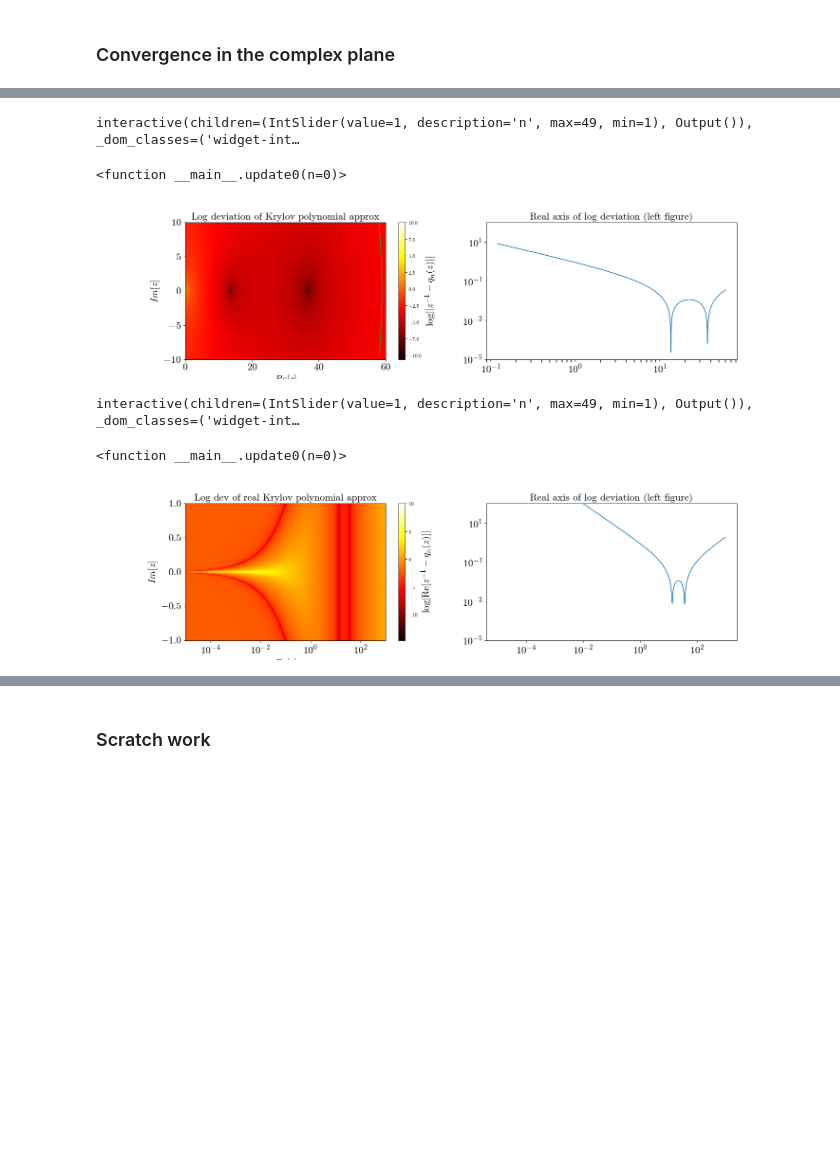
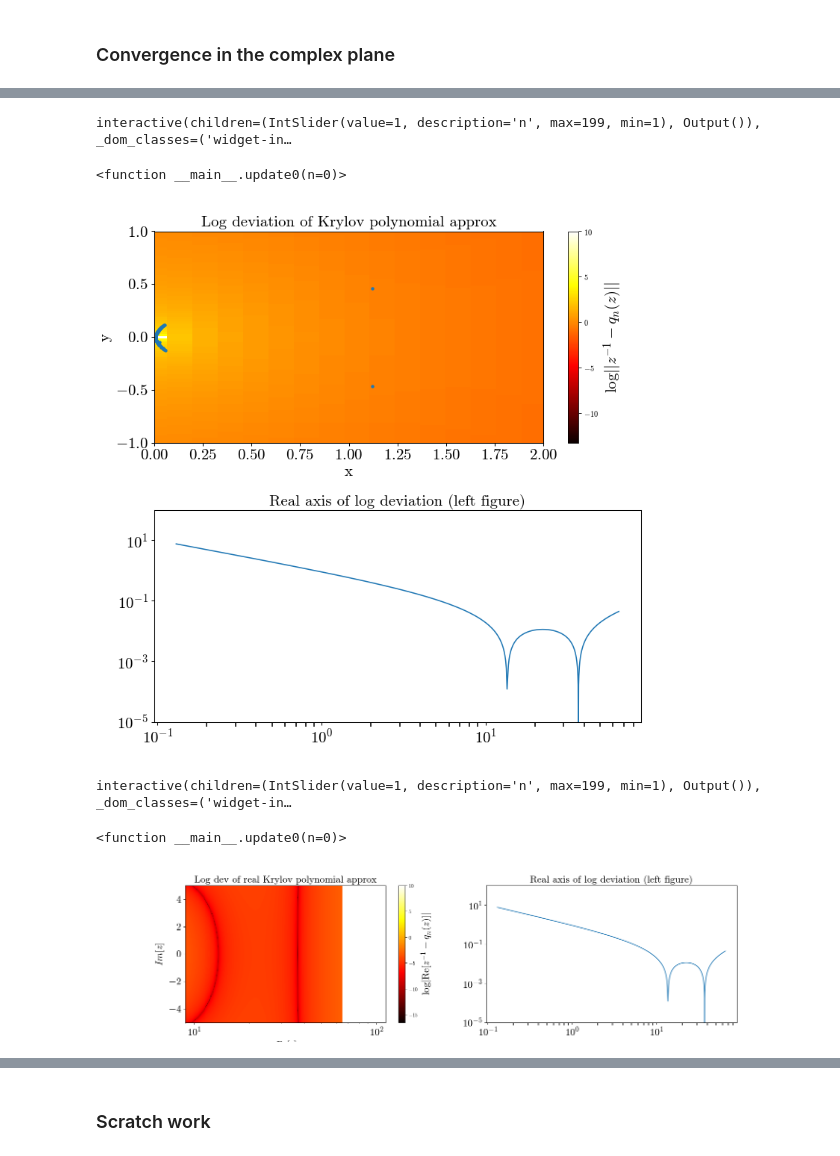
Before and after one commit to poare/lqcd, a Jupyter notebook: multigrid/python_scripts/plot_krylov_approx.ipynb, the cells around one changed output, grey strips where cells are left out. Saved outputs shown, nothing was run; the diff lists cells and outputs as text; code cells hidden in the pictures; blank space fills up the shorter version.

```diff
--- a/multigrid/python_scripts/plot_krylov_approx.ipynb
+++ b/multigrid/python_scripts/plot_krylov_approx.ipynb
@@ -407,16 +404,17 @@ interactive(children=(IntSlider(value=1, description='n', max=49, min=1), Output
 # %%
 # NLAMBDA_ZX = 1000
 # NLAMBDA_ZY = 600
-# NLAMBDA_ZX = 500
-# NLAMBDA_ZY = 501
-NLAMBDA_ZX = 1000
-NLAMBDA_ZY = 1001
-IM_BOUNDS = (-10, 10)
+NLAMBDA_ZX = 500
+NLAMBDA_ZY = 501
+# NLAMBDA_ZX = 1000
+# NLAMBDA_ZY = 1001
+# IM_BOUNDS = (-10, 10)
+IM_BOUNDS = (-5, 5)
 
 # zx = np.logspace(-3, 3, num = NLAMBDA_ZX)
 # zy = np.linspace(-1, 1, num = NLAMBDA_ZY)
 
-zx = np.linspace(0, 80, num = NLAMBDA_ZX)
+zx = np.linspace(0, 65, num = NLAMBDA_ZX)
 # zx = np.logspace(-5, 3, num = NLAMBDA_ZX)
 zy = np.linspace(IM_BOUNDS[0], IM_BOUNDS[1], num = NLAMBDA_ZY)
 
@@ -462,3 +463,6 @@ circle = r * np.exp(1j*np.pi*tt)
 # ax.set_title(r'Log deviation $\log ||z^{-1} - q_n(z)||$')
 
 # interact(update0, n = (1, 49, 1))
+# %%
+# evals_low, ritz_low = utils.read_eval_txt(r'/Users/patrickoare/lqcd/multigrid/spectra/ckpoint_lat.4000/unprec_Nm200_Nk120_276609/evals.txt')
+evals_high, ritz_high = utils.read_eval_txt(r'/Users/patrickoare/lqcd/multigrid/spectra/ckpoint_lat.4000/unprec_Nm200_Nk120_276610/evals.txt')
@@ -464,0 +622,9 @@ circle = r * np.exp(1j*np.pi*tt)
+# %%
+fig, axes = pt.add_subplots()
+ax = axes[0]
+# pt.scatter_1d(np.real(evals_low), np.imag(evals_low), ax = ax, col = pt.pal[0], ax_label = [r'$\mathrm{Re}[\lambda]$', r'$\mathrm{Im}[\lambda]$'])
+pt.scatter_1d(np.real(evals_high), np.imag(evals_high), ax = ax, col = pt.pal[0], ax_label = [r'$\mathrm{Re}[\lambda]$', r'$\mathrm{Im}[\lambda]$'])
+plt.tight_layout()
+# ax.set_ylim((1.2, 1.45))
+
+# pt.save_figure(r'/Users/patrickoare/Dropbox (Personal)/research/multigrid/plots/tmp.pdf')
@@ -469,7 +637,8 @@ CBAR_RNG = (None, 10)
 zy_equal_0 = zz.shape[0] // 2
 x_axis = np.real(zz[zy_equal_0, :])
 
-fig, axes = pt.add_subplots(n_cols = 2, style = int_style)
+# fig, axes = pt.add_subplots(n_cols = 2, style = int_style)
+fig, axes = pt.add_subplots(n_rows = 2, style = int_style)
 
 cb = None
 
@@ -483,7 +652,7 @@ def update0(n=0):
 
     axes[0].clear()
 
-    axes[0].plot(np.real(circle), np.imag(circle), color = pt.pal[2], label = r'$|\lambda_{\mathrm{max}}|$')
+    # axes[0].plot(np.real(circle), np.imag(circle), color = pt.pal[2], label = r'$|\lambda_{\mathrm{max}}|$')
 
     # axes[0].set_xscale('log')
     axes[0].set_ylim(IM_BOUNDS)
@@ -491,36 +660,46 @@ def update0(n=0):
     axes[0].set_xlabel(r'$Re[z]$', fontsize = int_style['fontsize'])
     axes[0].set_ylabel(r'$Im[z]$', fontsize = int_style['fontsize'])
     axes[0].set_title(r'Log deviation of Krylov polynomial approx', fontsize = int_style['fontsize'])
     axes[1].set_ylim((10**(-5), 10**2))
     axes[1].set_xscale('log')
     axes[1].set_yscale('log')
     axes[1].set_title(r'Real axis of log deviation (left figure)', fontsize = int_style['fontsize'])
+    # axes[0].set_xlim((0, 2))
+    axes[0].set_ylim((-2, 2))
 
     plot = axes[0].pcolormesh(zxx, zyy, np.log(dev[n]), cmap = 'hot', vmin = CBAR_RNG[0], vmax = CBAR_RNG[1])
     line3.set_ydata(
         dev[n, zy_equal_0]
     )
     fig.canvas.draw_idle()
     cb = plt.colorbar(plot)
     cb.ax.set_ylabel(r'$\log ||z^{-1} - q_n(z)||$', fontsize = int_style['fontsize'])
+
+    pt.scatter_1d(np.real(low_re), np.imag(low_re), ax = axes[0], col = pt.pal[0])
+    pt.scatter_1d(np.real(evals_high), np.imag(evals_high), ax = axes[0], col = pt.pal[0])
+    pt.scatter_1d(np.real(low_im), np.imag(low_im), ax = axes[0], col = pt.pal[0])
+    pt.scatter_1d(np.real(high_im), np.imag(high_im), ax = axes[0], col = pt.pal[0])
+
+    axes[0].set_xlim((0, 2))
+    axes[0].set_ylim((-1, 1))
 
 # axes[0].set_xscale('log')
 # # ax.set_yscale('log')
 # axes[0].set_xlabel(r'$Re[z]$', fontsize = int_style['fontsize'])
 # axes[0].set_ylabel(r'$Im[z]$', fontsize = int_style['fontsize'])
 # axes[0].set_title(r'Log deviation of Krylov polynomial approx', fontsize = int_style['fontsize'])
 # axes[1].set_ylim((10**(-5), 10**2))
 # axes[1].set_xscale('log')
 # axes[1].set_yscale('log')
 # axes[1].set_title(r'Real axis of log deviation (left figure)', fontsize = int_style['fontsize'])
 
 # plt.legend(fontsize = fmt.default_style['fontsize'], bbox_to_anchor = (1, 1))
 
-interact(update0, n = (1, 49, 1))
+interact(update0, n = (1, max_itr - 1, 1))
 # %% [output]
-interactive(children=(IntSlider(value=1, description='n', max=49, min=1), Output()), _dom_classes=('widget-int…
+interactive(children=(IntSlider(value=1, description='n', max=199, min=1), Output()), _dom_classes=('widget-in…
 <function __main__.update0(n=0)>
-[figure, old version]
+[figure, new version]
 # %%
 # CBAR_RNG = (None, None)
 CBAR_RNG = (None, 10)
@@ -561,11 +740,11 @@ def update0(n=0):
 
 # plt.legend(fontsize = fmt.default_style['fontsize'], bbox_to_anchor = (1, 1))
 
-interact(update0, n = (1, 49, 1))
+interact(update0, n = (1, max_itr - 1, 1))
 # %% [output]
-interactive(children=(IntSlider(value=1, description='n', max=49, min=1), Output()), _dom_classes=('widget-int…
+interactive(children=(IntSlider(value=1, description='n', max=199, min=1), Output()), _dom_classes=('widget-in…
 <function __main__.update0(n=0)>
-[figure, old version]
+[figure, new version]
 # %%
 # CBAR_RNG = (None, None)
 CBAR_RNG = (None, 10)
```
Also changed, not shown: parts of 22 cells of this notebook, 6 other files.
